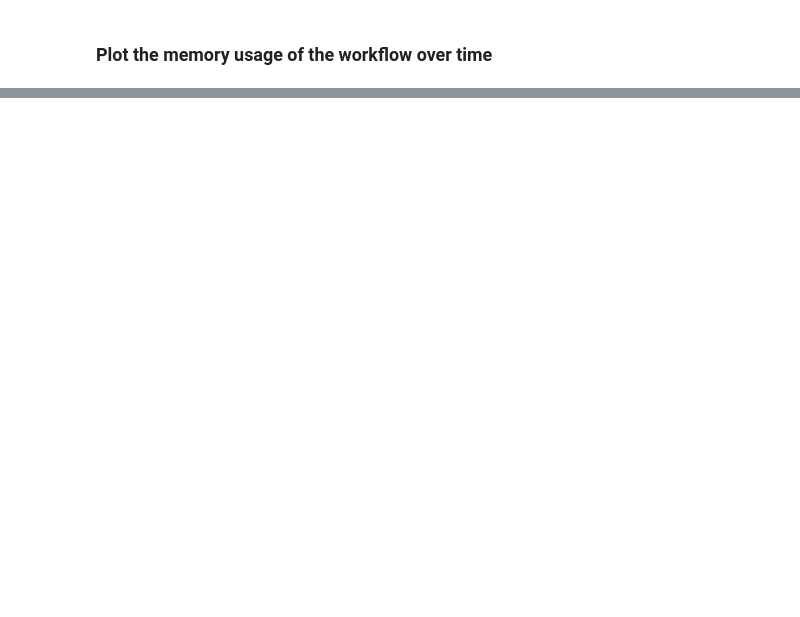
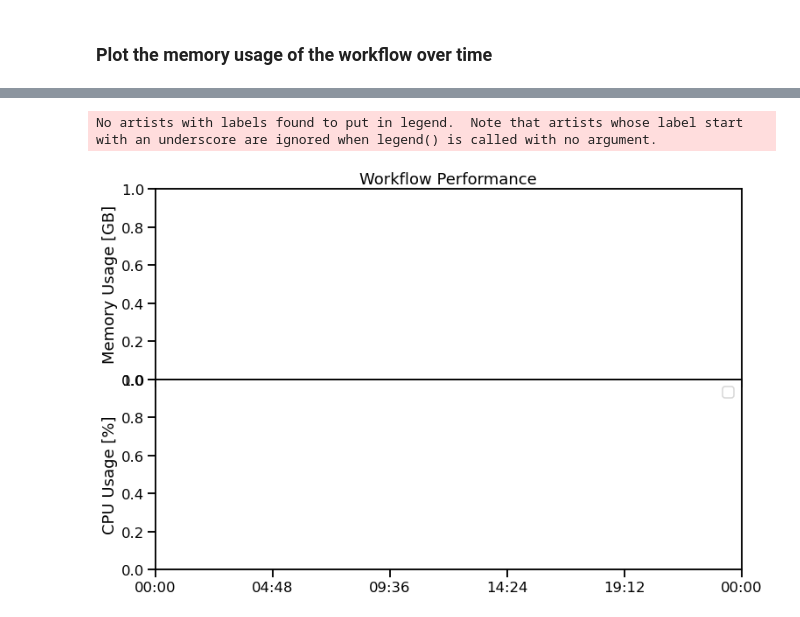
Before and after one commit to tylern4/PIDgin, a Jupyter notebook: hermit_notebook.ipynb, the cells around one changed output, grey strips where cells are left out. Saved outputs shown, nothing was run; the diff lists cells and outputs as text; code cells hidden in the pictures; blank space fills up the shorter version.

```diff
--- a/hermit_notebook.ipynb
+++ b/hermit_notebook.ipynb
@@ -154,0 +242,73 @@ plt.show()
+# %%
+total_data.sort_index(inplace=True)
+
+# remove duplicate legends
+# https://stackoverflow.com/a/56253636
+def legend_without_duplicate_labels(ax):
+    handles, labels = ax.get_legend_handles_labels()
+    unique = [(h, l) for i, (h, l) in enumerate(zip(handles, labels)) if l not in labels[:i]]
+    leg = ax.legend(*zip(*unique),
+                    #loc='center left',
+                    #bbox_to_anchor=(0.05, 0.75),
+                    ncol=3, fancybox=True)
+    # Set legend to alpha=1.0
+    # https://stackoverflow.com/a/42403471
+    for lh in leg.legendHandles:
+        lh.set_alpha(1)
+
+fig, ax = plt.subplots(figsize=(12,8), nrows=2, sharex=True)
+
+# Give each process a unique color
+for n, color in zip(name, cmap.colors):
+    if n in bad_progs:
+        continue
+    if n in colors.keys():
+        continue
+    else:
+        print(n)
+        colors[n] = color
+
+bad_progs = ["pigz","mv", "sh", "cp", "data_plugin", "curl_plugin", "alloc"]
+# Plot the memory usage over time including all processes
+for n, c in zip(name, counts):
+    if n in bad_progs:
+        continue
+    data = total_data[total_data['name'] == n]
+    data = data[data.index > "2022-09-02 9:00:00.000000"]
+    pids = data.pid.unique()
+
+    for pid in pids:
+        process_data = data[data.pid == pid]
+        nid = process_data.node.iloc[0]
+        jid = process_data.jobid.iloc[0]
+        if len(process_data) > 10000:
+            continue
+        # This only works because we get the derivative over 10 seconds
+        # You need to change a bit for different time intervals
+        total_cpu_time = (process_data.cpu_system + process_data.cpu_user + process_data.cpu_iowait)
+        cpu = (100/10)*(total_cpu_time).rolling('10s').apply(lambda x: x[-1] - x[0])
+        cpu.resample('120s')
+        mem = process_data.mem_vms_GB.rolling("10s").mean()
+        try:
+            cpu.plot(c=colors[n], alpha=0.8, label=n, ax=ax[1])
+            mem.plot(c=colors[n], alpha=0.8, label=n, ax=ax[0])
+        except KeyError as e:
+            print(e)
+            cpu.plot(c='black', alpha=0.8)
+
+# plt.ylim(0,120)
+legend_without_duplicate_labels(ax[1])
+
+date_form = DateFormatter("%H:%M")
+ax[1].xaxis.set_major_formatter(date_form)
+plt.ylim(0, None)
+plt.subplots_adjust(wspace=0, hspace=0)
+# ax[0].set_yscale("log")
+# plt.title(f'Node {nid} CPU usage jobid {jid}')
+ax[0].set_title(f'Workflow Performance')
+ax[1].set_ylabel("CPU Usage [%]")
+ax[0].set_ylabel("Memory Usage [GB]")
+plt.show()
+# %% [output]
+No artists with labels found to put in legend.  Note that artists whose label start with an underscore are ignored when legend() is called with no argument.
+[figure, added]
```
Also changed, not shown: parts of 10 cells of this notebook, 5 other files.
